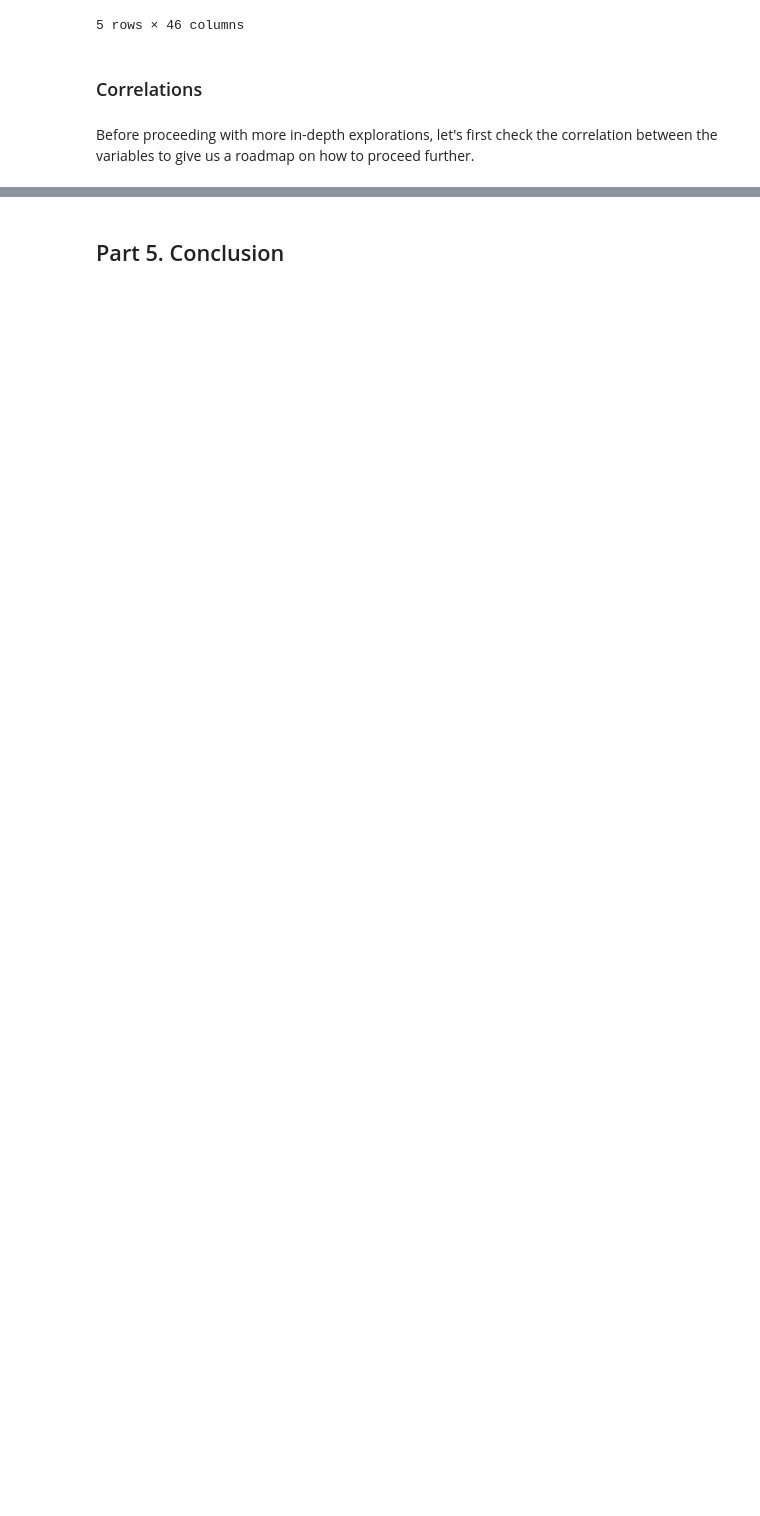
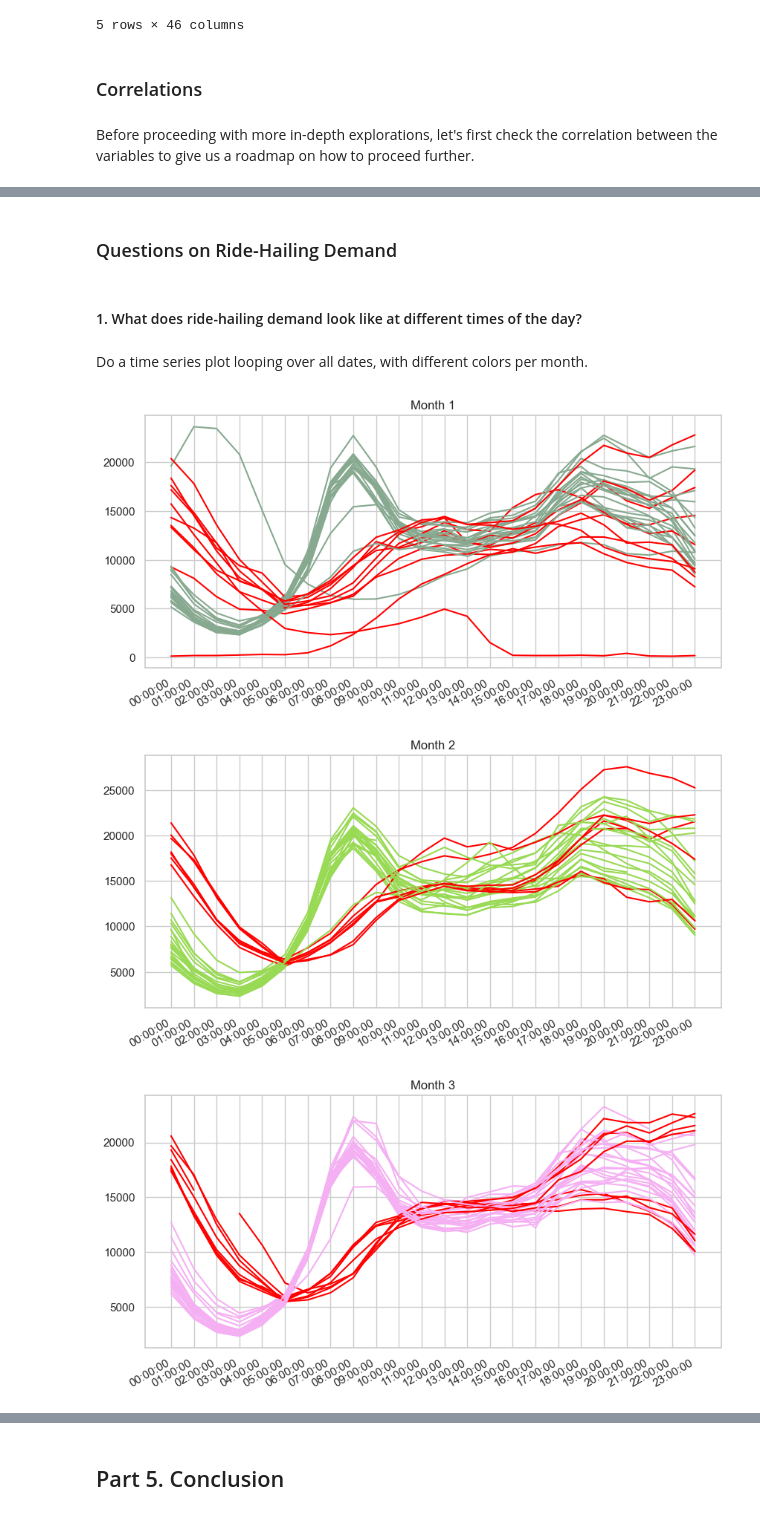
Before and after one commit to llingcaro/vupico-taxi-demand-prediction, a Jupyter notebook: analysis/02_exploratory_data_analysis.ipynb, the cells around one changed output, grey strips where cells are left out. Drawn from its saved outputs; the diff is of its cells as text; code cells hidden in the pictures; blank space fills up the shorter version.

Commit message:
Add trend analysis

```diff
--- a/analysis/02_exploratory_data_analysis.ipynb
+++ b/analysis/02_exploratory_data_analysis.ipynb
@@ -171,0 +175,31 @@ The predictor variables with relatively strong to moderate positive correlations
+# %% [markdown]
+### Questions on Ride-Hailing Demand
+# %% [markdown]
+#### 1. What does ride-hailing demand look like at different times of the day?
+# %% [markdown]
+Do a time series plot looping over all dates, with different colors per month.
+# %%
+sns.set(style='whitegrid',rc={'figure.figsize':(10,5)})
+eda = working_df.copy()
+eda['day_of_month'] = eda['datetime'].dt.day
+colors = ["#"+''.join([random.choice('0123456789ABCDEF') for j in range(6)])
+             for i in range(12)]
+for month,color_ in zip(eda['month'].unique(),colors):
+    for day in eda[eda['month']==month]['day_of_month'].unique():
+        day_trend = eda[(eda['month']==month)&(eda['day_of_month']==day)][['datetime','trip_count','weekend']]
+        if day_trend['weekend'].values[0] == 1:
+            color = 'red'
+        else:
+            color = color_
+        day_trend['time'] = day_trend['datetime'].dt.time
+        time_series = pd.DataFrame(pd.date_range("00:00", "23:00", freq="60min").time).rename(columns={0:'time'})
+        time_series = time_series.merge(day_trend,on='time',how='outer')
+        plt.plot(time_series['time'].astype(str),time_series['trip_count'],
+                color = color, label=month)
+        plt.gcf().autofmt_xdate()
+    plt.title('Month {}'.format(month))
+    plt.show()
+# %% [output]
+[figure, added]
+[figure, added]
+[figure, added]
```
Also changed, not shown: parts of 7 cells of this notebook.
